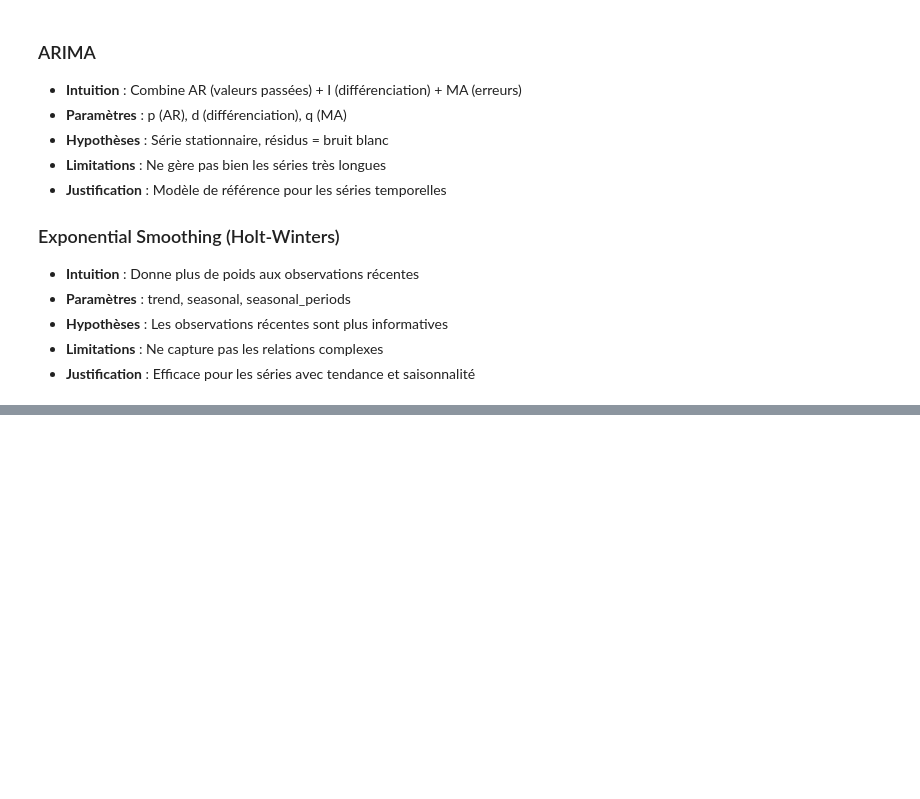
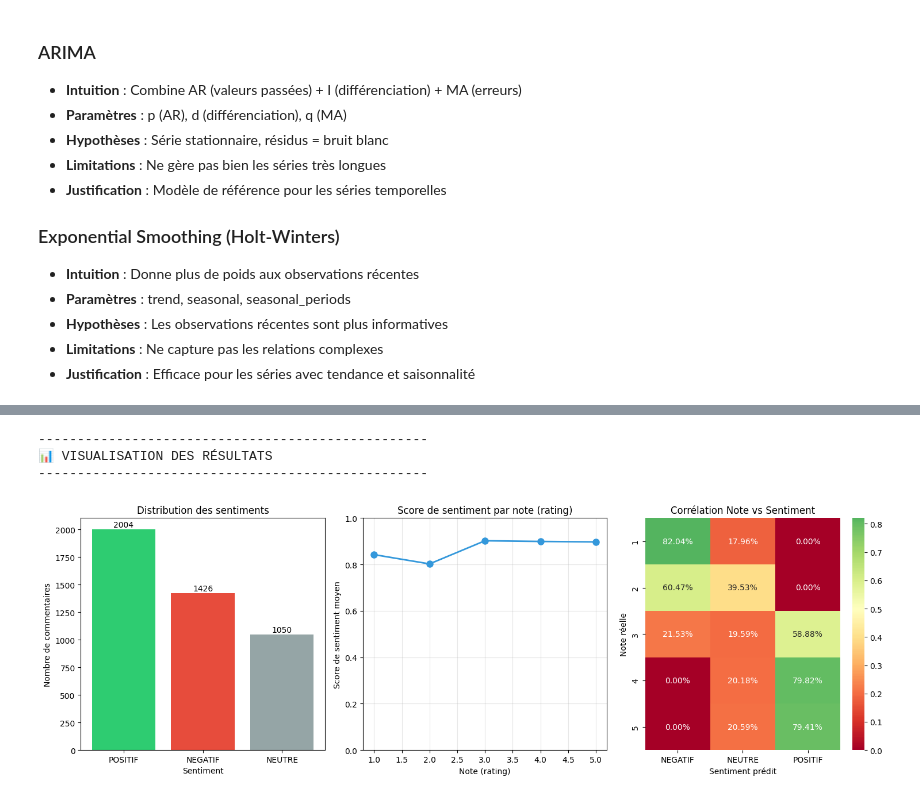
Before and after one commit to Chaima-Cherif391/Esprit-PABI-4ERPBI7-2526-EventZella, a Jupyter notebook: Machine-Projet-BI.ipynb, the cells around one changed output, grey strips where cells are left out. Cells and saved outputs as stored; diff of their text form; code cells hidden in the pictures; blank space fills up the shorter version.

```diff
--- a/Machine-Projet-BI.ipynb
+++ b/Machine-Projet-BI.ipynb
@@ -1424,0 +1618,48 @@ PARTIE 7 : MODEL UNDERSTANDING
+# %%
+print("\n" + "-"*50)
+print("📊 VISUALISATION DES RÉSULTATS")
+print("-"*50)
+
+import matplotlib.pyplot as plt
+import seaborn as sns
+
+fig, axes = plt.subplots(1, 3, figsize=(15, 5))
+
+# 1. Distribution des sentiments
+colors = {'POSITIF': '#2ecc71', 'NEGATIF': '#e74c3c', 'NEUTRE': '#95a5a6'}
+sentiment_counts = df['sentiment_label'].value_counts()
+bars = axes[0].bar(sentiment_counts.index, sentiment_counts.values,
+                   color=[colors.get(x, '#95a5a6') for x in sentiment_counts.index])
+axes[0].set_title('Distribution des sentiments')
+axes[0].set_xlabel('Sentiment')
+axes[0].set_ylabel('Nombre de commentaires')
+for bar, val in zip(bars, sentiment_counts.values):
+    axes[0].text(bar.get_x() + bar.get_width()/2, bar.get_height() + 5,
+                 str(val), ha='center', va='bottom')
+
+# 2. Score de sentiment vs rating
+avg_sentiment = df.groupby('rating')['sentiment_score'].mean()
+axes[1].plot(avg_sentiment.index, avg_sentiment.values, 'o-',
+             color='#3498db', linewidth=2, markersize=8)
+axes[1].set_title('Score de sentiment par note (rating)')
+axes[1].set_xlabel('Note (rating)')
+axes[1].set_ylabel('Score de sentiment moyen')
+axes[1].set_ylim(0, 1)
+axes[1].grid(True, alpha=0.3)
+
+# 3. Heatmap de corrélation
+sentiment_vs_rating_matrix = pd.crosstab(df['rating'], df['sentiment_label'], normalize='index')
+sns.heatmap(sentiment_vs_rating_matrix, annot=True, fmt='.2%', cmap='RdYlGn',
+            center=0.5, ax=axes[2])
+axes[2].set_title('Corrélation Note vs Sentiment')
+axes[2].set_xlabel('Sentiment prédit')
+axes[2].set_ylabel('Note réelle')
+
+plt.tight_layout()
+plt.savefig('nlp_results.png', dpi=300, bbox_inches='tight')
+plt.show()
+# %% [output]
+--------------------------------------------------
+📊 VISUALISATION DES RÉSULTATS
+--------------------------------------------------
+[figure, added]
```
Also changed, not shown: parts of 3 cells of this notebook, 1 other file.
